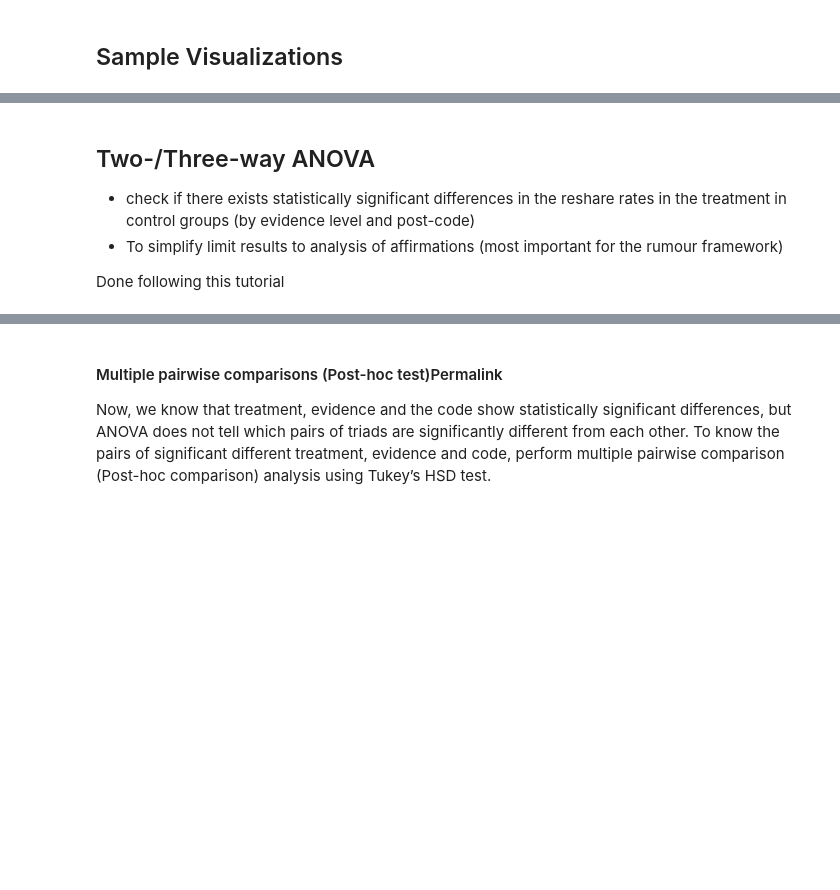
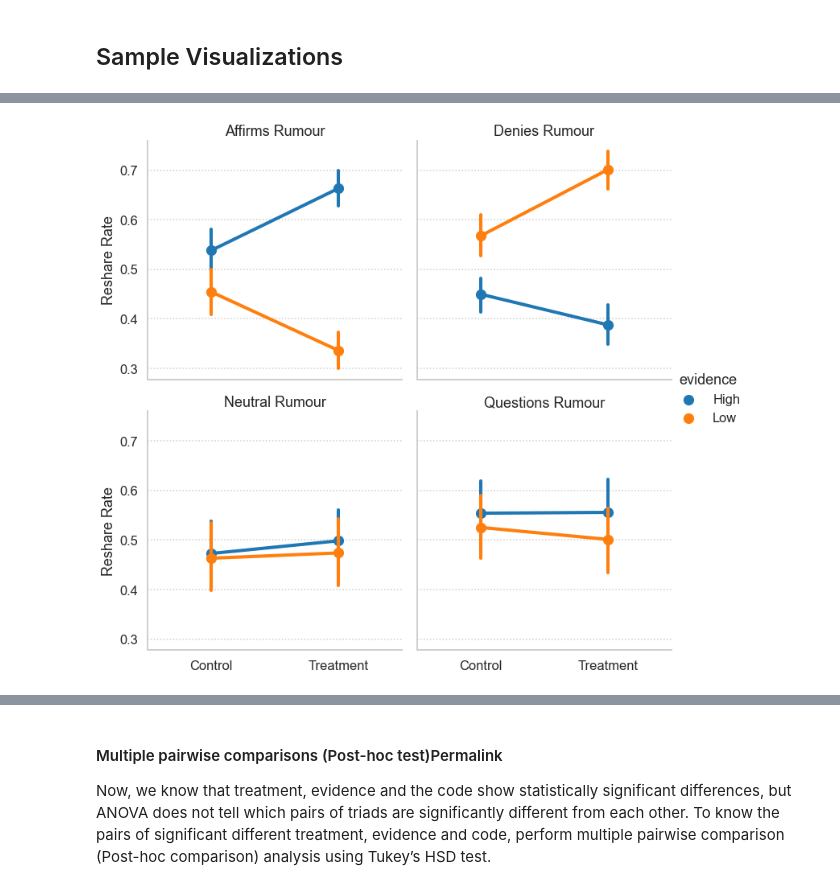
Before and after one commit to cameron-raymond/SDS-Thesis, a Jupyter notebook: notebooks/Descriptive_Analysis.ipynb, the cells around one changed output, grey strips where cells are left out. Cells and saved outputs as stored; diff of their text form; code cells hidden in the pictures; blank space fills up the shorter version.

```diff
--- a/notebooks/Descriptive_Analysis.ipynb
+++ b/notebooks/Descriptive_Analysis.ipynb
@@ -118,10 +136,17 @@ g.set_axis_labels(x_var="Reshare Rate")
-# %% [markdown]
-## Two-/Three-way ANOVA
-
-- check if there exists statistically significant differences in the reshare rates in the treatment in control groups (by evidence level and post-code)
-- To simplify limit results to analysis of affirmations (most important for the rumour framework)
-
-Done following this tutorial
+# %%
+g = sns.catplot(data=reshare_rates,
+            x="treatment",
+            y="reshared",
+            hue="evidence",
+            col="code",
+            col_wrap=2,
+            margin_titles=True,
+            kind="point")
+g.set_titles(col_template="{col_name} Rumour",)
+g.set_axis_labels(y_var="Reshare Rate",x_var="")
+g.savefig("../figures/descriptive_analysis/reshare_rate-point_plot.pdf")
+# %% [output]
+[figure, added]
 # %%
 import statsmodels.api as sm
 from statsmodels.formula.api import ols
```
Also changed, not shown: parts of 8 cells of this notebook, 5 other files.
